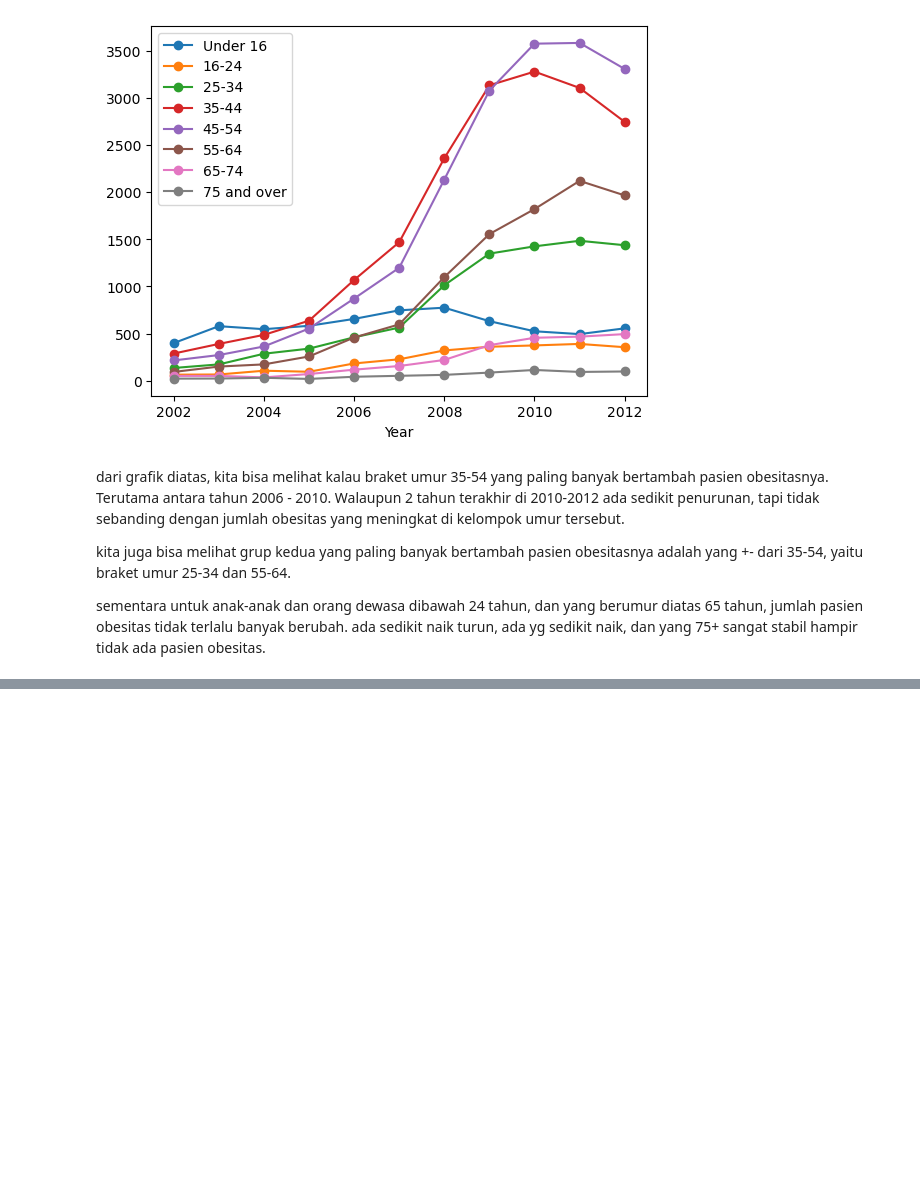
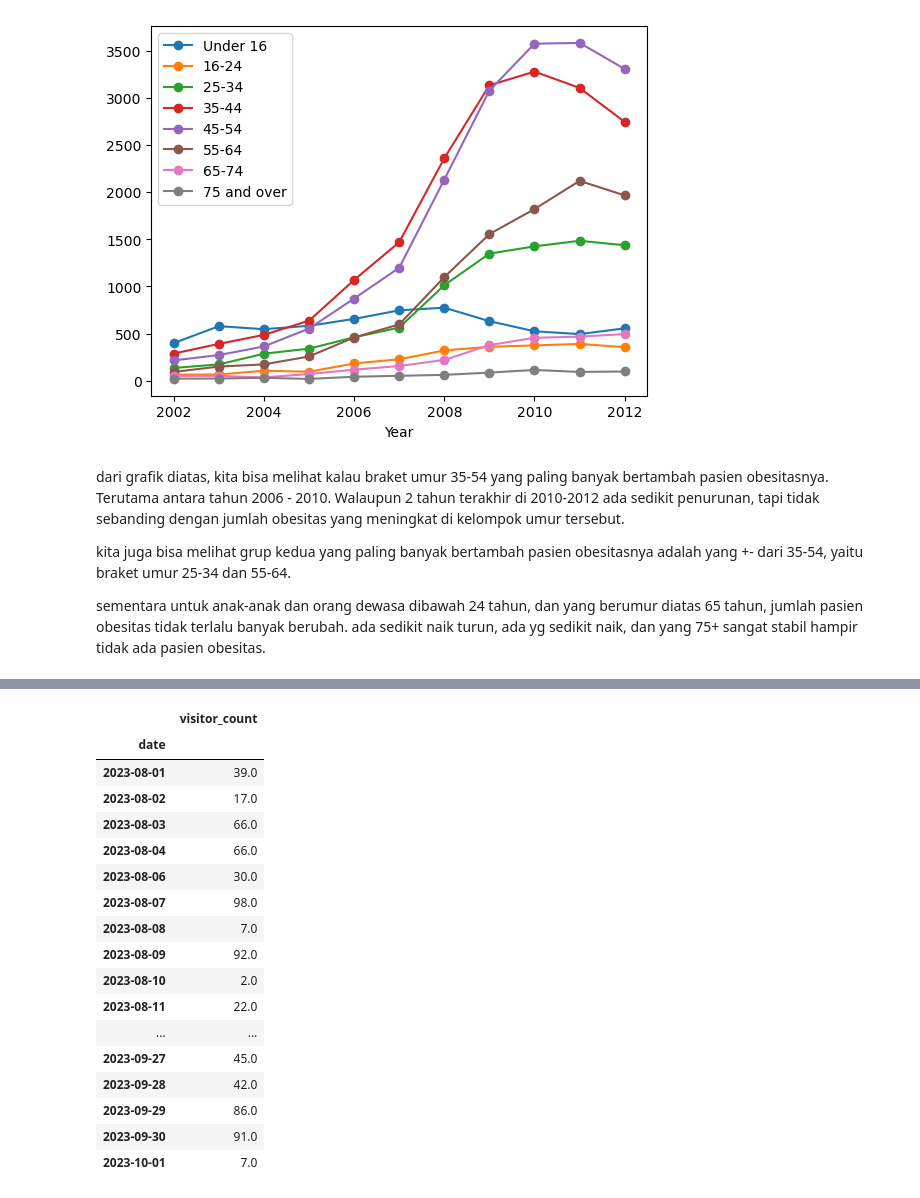
Before and after one commit to stefkwan-h8/pytn097, a Jupyter notebook: Sesi6.ipynb, the cells around one changed output, grey strips where cells are left out. Cells and saved outputs as stored; diff of their text form; code cells hidden in the pictures; blank space fills up the shorter version.

```diff
--- a/Sesi6.ipynb
+++ b/Sesi6.ipynb
@@ -570,0 +720,22 @@ sementara untuk anak-anak dan orang dewasa dibawah 24 tahun, dan yang berumur di
+# %%
+# ambil selain tanggal 5
+df_dummy_visitor.loc[df_dummy_visitor.index.day!=5]
+# %% [output]
+|  | visitor_count |
+| date |  |
+| 2023-08-01 | 39.0 |
+| 2023-08-02 | 17.0 |
+| 2023-08-03 | 66.0 |
+| 2023-08-04 | 66.0 |
+| 2023-08-06 | 30.0 |
+| 2023-08-07 | 98.0 |
+| 2023-08-08 | 7.0 |
+| 2023-08-09 | 92.0 |
+| 2023-08-10 | 2.0 |
+| 2023-08-11 | 22.0 |
+| ... | ... |
+| 2023-09-27 | 45.0 |
+| 2023-09-28 | 42.0 |
+| 2023-09-29 | 86.0 |
+| 2023-09-30 | 91.0 |
+| 2023-10-01 | 7.0 |
```
Also changed, not shown: parts of 32 cells of this notebook, 1 other file.
